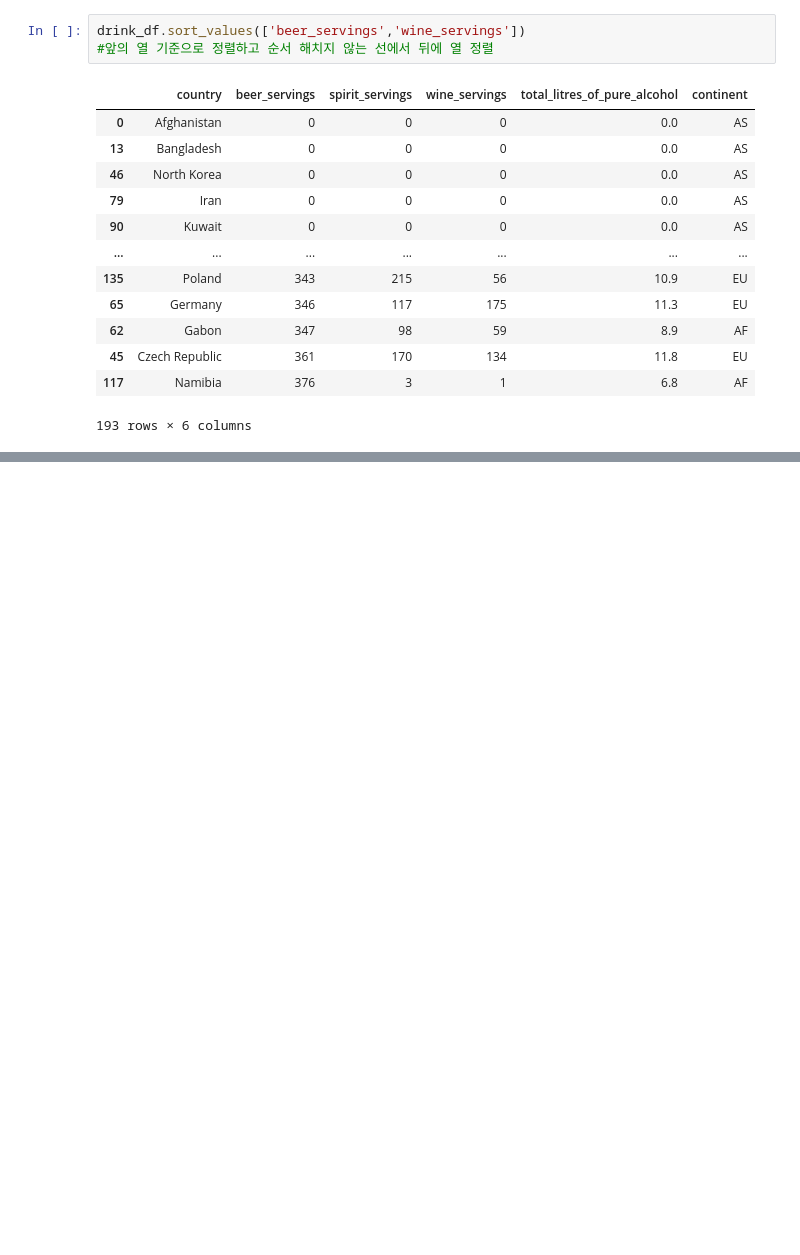
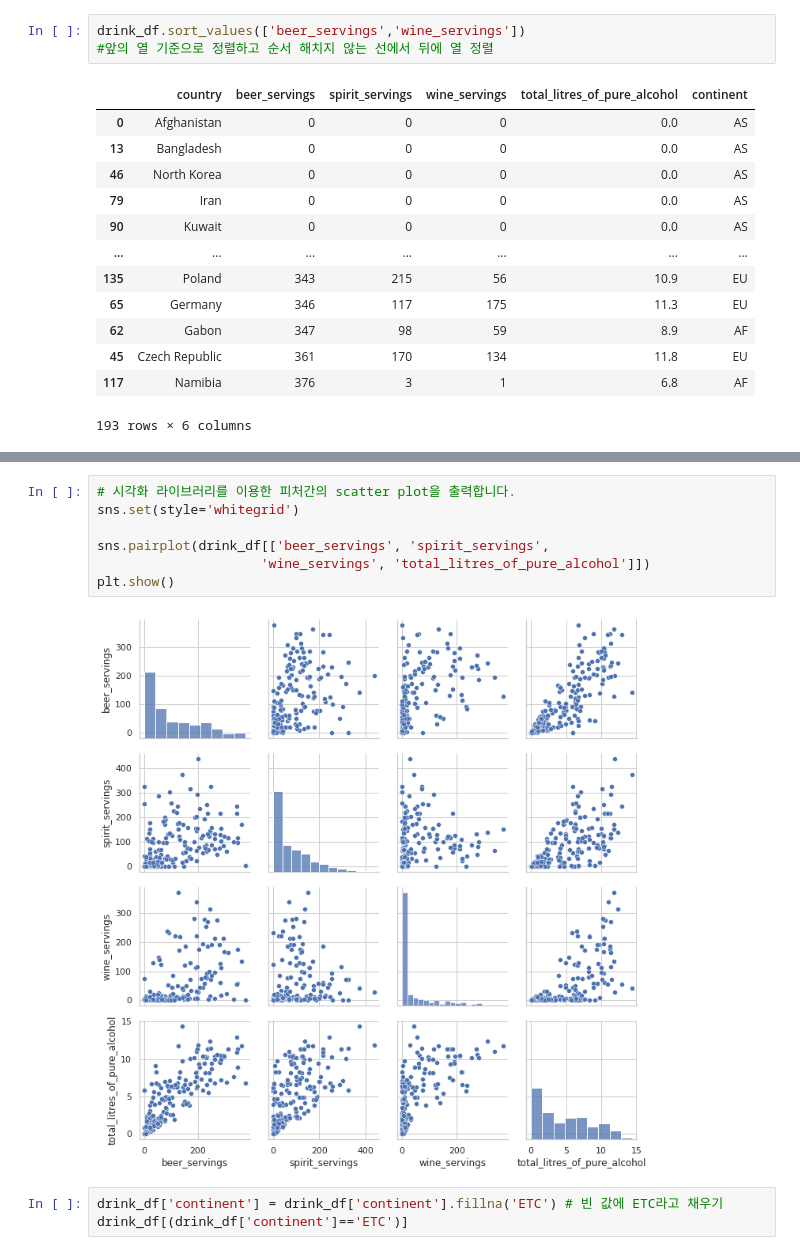
Before and after one commit to Robinkim0125/-Sparta-, a Jupyter notebook: 주류데이터분석.ipynb, the cells around one changed output, grey strips where cells are left out. Cells and saved outputs as stored; diff of their text form; blank space fills up the shorter version.

```diff
--- a/주류데이터분석.ipynb
+++ b/주류데이터분석.ipynb
@@ -393,0 +500,12 @@ drink_df.sort_values(['beer_servings','wine_servings'])
+# %%
+# 시각화 라이브러리를 이용한 피처간의 scatter plot을 출력합니다.
+sns.set(style='whitegrid')
+
+sns.pairplot(drink_df[['beer_servings', 'spirit_servings',
+                     'wine_servings', 'total_litres_of_pure_alcohol']])
+plt.show()
+# %% [output]
+[figure, added]
+# %%
+drink_df['continent'] = drink_df['continent'].fillna('ETC') # 빈 값에 ETC라고 채우기
+drink_df[(drink_df['continent']=='ETC')]
```
Also changed, not shown: parts of 37 cells of this notebook.
